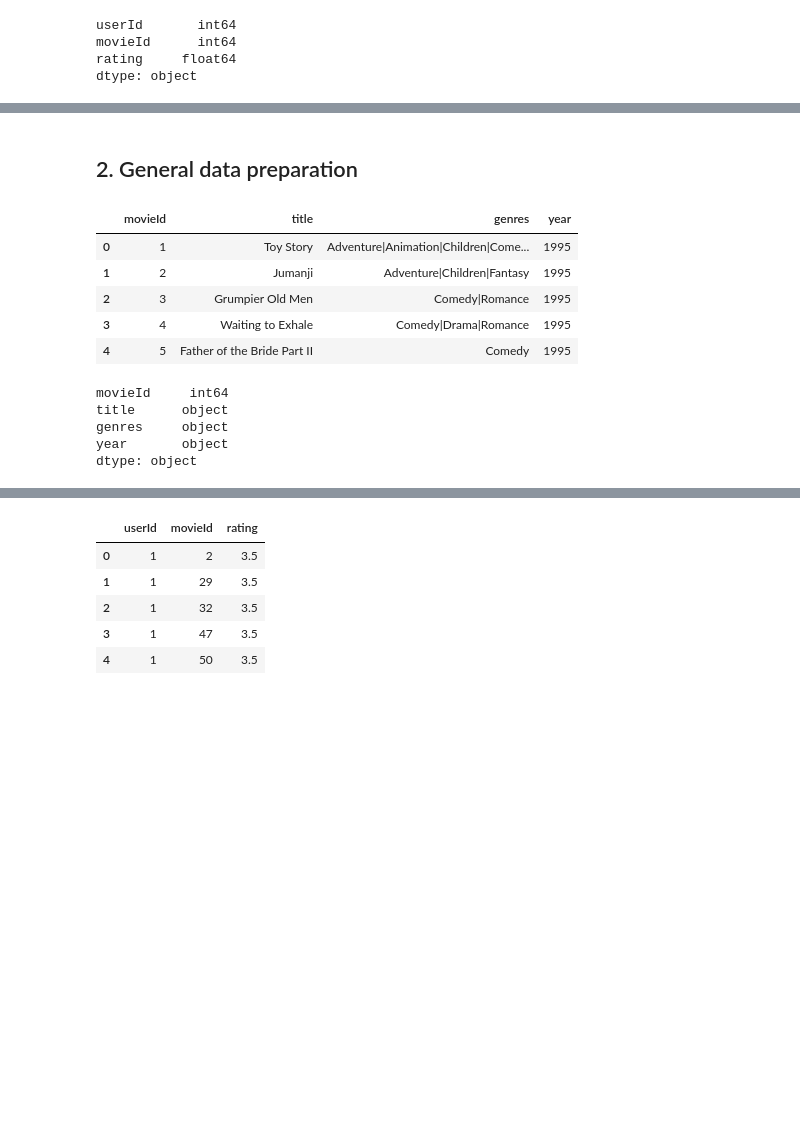
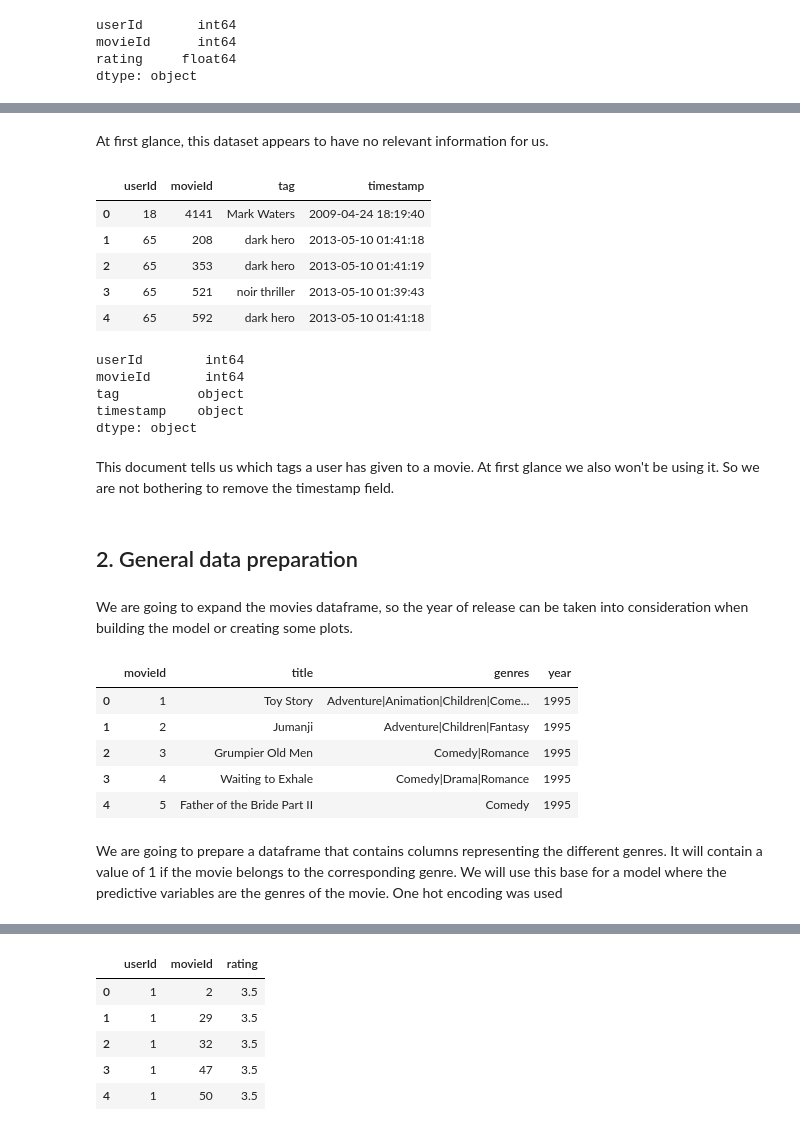
Before and after one commit to jwongr/TestModelo, a Jupyter notebook: PythonTest.ipynb, the cells around one changed output, grey strips where cells are left out. Cells and saved outputs as stored; diff of their text form; code cells hidden in the pictures; blank space fills up the shorter version.

```diff
--- a/PythonTest.ipynb
+++ b/PythonTest.ipynb
@@ -51,16 +107,37 @@ dtype: object
+# %% [markdown]
+At first glance, this dataset appears to have no relevant information for us.
+# %%
+#First look into tag dataset.
+tag = pd.read_csv('datasets/tag.csv')
+display(tag.head())
+tag.dtypes
+# %% [output]
+|  | userId | movieId | tag | timestamp |
+| 0 | 18 | 4141 | Mark Waters | 2009-04-24 18:19:40 |
+| 1 | 65 | 208 | dark hero | 2013-05-10 01:41:18 |
+| 2 | 65 | 353 | dark hero | 2013-05-10 01:41:19 |
+| 3 | 65 | 521 | noir thriller | 2013-05-10 01:39:43 |
+| 4 | 65 | 592 | dark hero | 2013-05-10 01:41:18 |
+userId        int64
+movieId       int64
+tag          object
+timestamp    object
+dtype: object
+# %% [markdown]
+This document tells us which tags a user has given to a movie. At first glance we also won't be using it. So we are not bothering to remove the timestamp field.
 # %% [markdown]
 ## 2. General data preparation
+# %% [markdown]
+We are going to expand the movies dataframe, so the year of release can be taken into consideration when building the model or creating some plots.
 # %%
-#We are going to expand the movies dataframe, so the year of release can be taken into consideration when building the model. This was done with the help of ChatGPT
-rex = r'(\(\d+\))'
+rex = '(\(\d+\))' #Regular expression used
 movies_year = movies_df.copy()
-movies_year['year'] = movies_year['title'].str.extract(rex)
-movies_year['year'] = movies_year['year'].str.strip('()')
-movies_year['year'].astype(str).astype(float)
-movies_year['title'] = movies_year['title'].str.replace(rex,'',regex=True)
+movies_year['year'] = movies_year['title'].str.extract(rex)                #Extract the digits in parenthesis
+movies_year['year'] = movies_year['year'].str.strip('()')                  #Remove parenthesis from new column
+#movies_year['year'].astype(str).astype(float)
+movies_year['title'] = movies_year['title'].str.replace(rex,'',regex=True) #Remove the year in parenthesis from title column
 
-display(movies_year.head())
-movies_year.dtypes
+movies_year.head()
 # %% [output]
 |  | movieId | title | genres | year |
 | 0 | 1 | Toy Story | Adventure|Animation|Children|Come... | 1995 |
@@ -68,9 +145,6 @@ movies_year.dtypes
 | 2 | 3 | Grumpier Old Men | Comedy|Romance | 1995 |
 | 3 | 4 | Waiting to Exhale | Comedy|Drama|Romance | 1995 |
 | 4 | 5 | Father of the Bride Part II | Comedy | 1995 |
-movieId     int64
-title      object
-genres     object
-year       object
-dtype: object
+# %% [markdown]
+We are going to prepare a dataframe that contains columns representing the different genres. It will contain a value of 1 if the movie belongs to the corresponding genre. We will use this base for a model where the predictive variables are the genres of the movie. One hot encoding was used
 # %%
```
Also changed, not shown: parts of 11 cells of this notebook.
